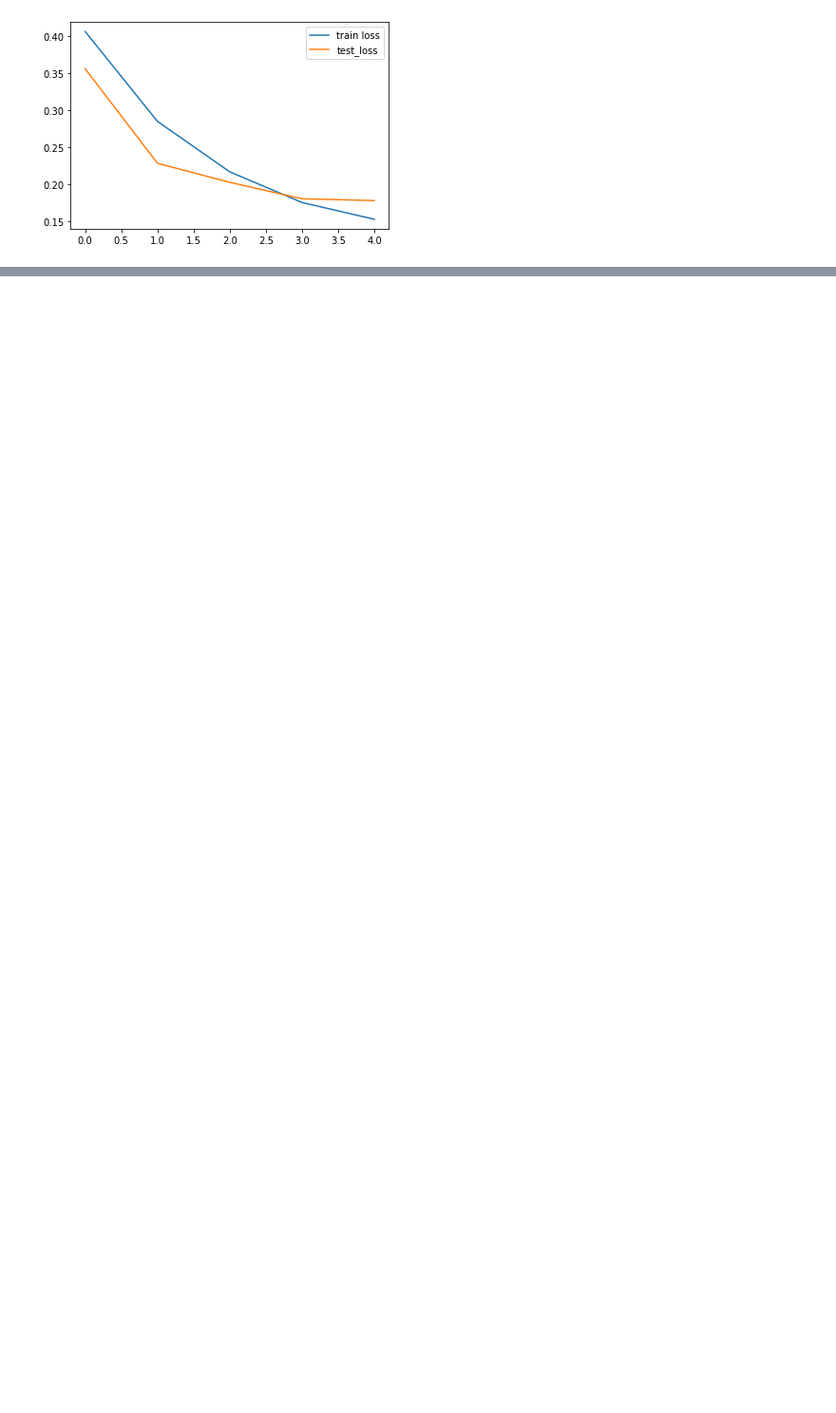
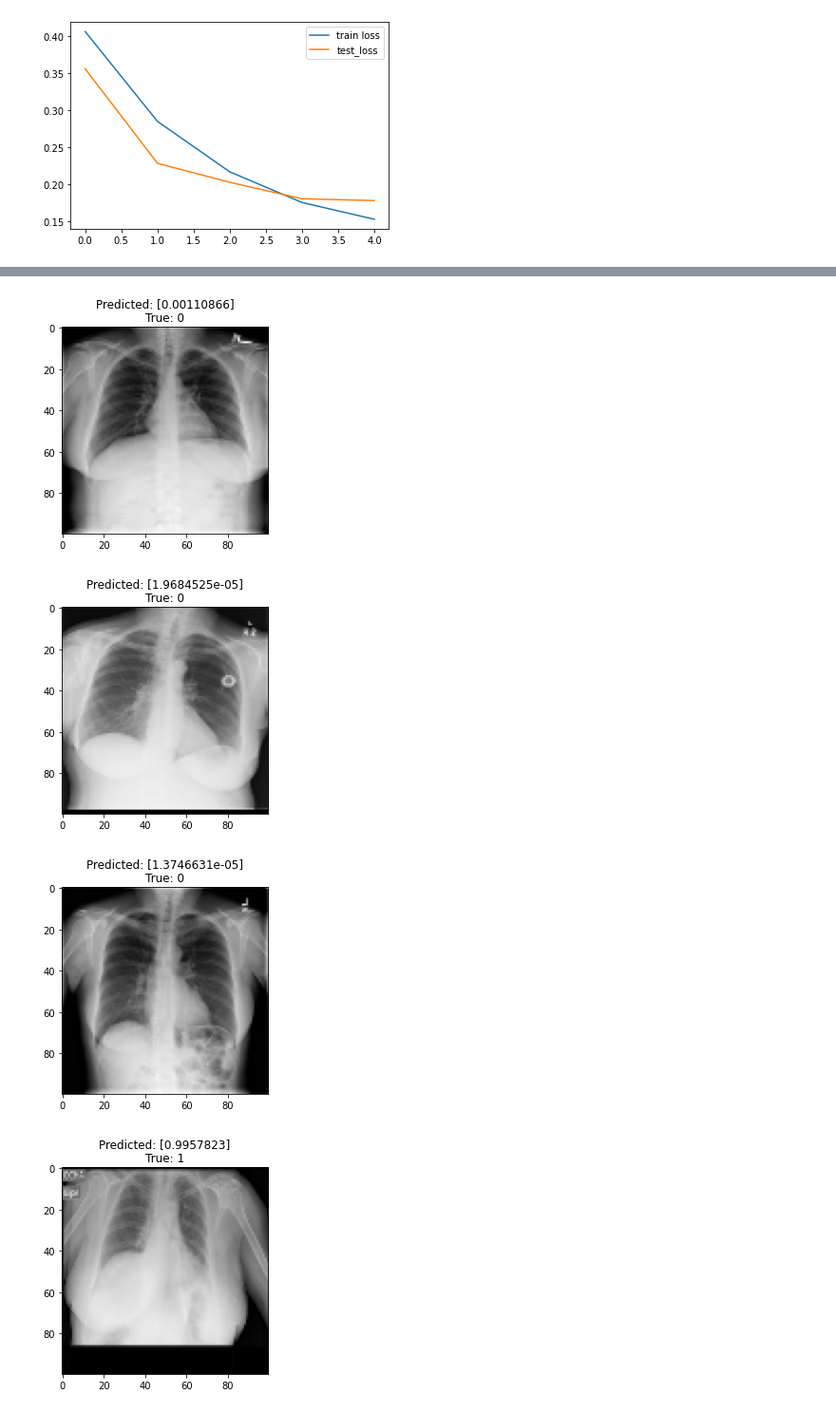
Before and after one commit to SharkyRCC/Covid-19-Classification, a Jupyter notebook: Notebook/FinalProject.ipynb, the cells around one changed output, grey strips where cells are left out. Shown at 95% size. Cells and saved outputs as stored; diff of their text form; code cells hidden in the pictures; blank space fills up the shorter version.

```diff
--- a/Notebook/FinalProject.ipynb
+++ b/Notebook/FinalProject.ipynb
@@ -176,0 +251,7 @@ plt.show()
+# %%
+predictions = model.predict(x_test[:10])
+for i in range(10):
+    plt.imshow(x_test[i])
+    plt.title(f"Predicted: {predictions[i]}\nTrue: {y_test[i]}")
+    plt.show()
+# %% [output]
@@ -176,0 +259,4 @@ plt.show()
+[figure, added]
+[figure, added]
+[figure, added]
+[figure, added]
```
Also changed, not shown: parts of 25 cells of this notebook.
